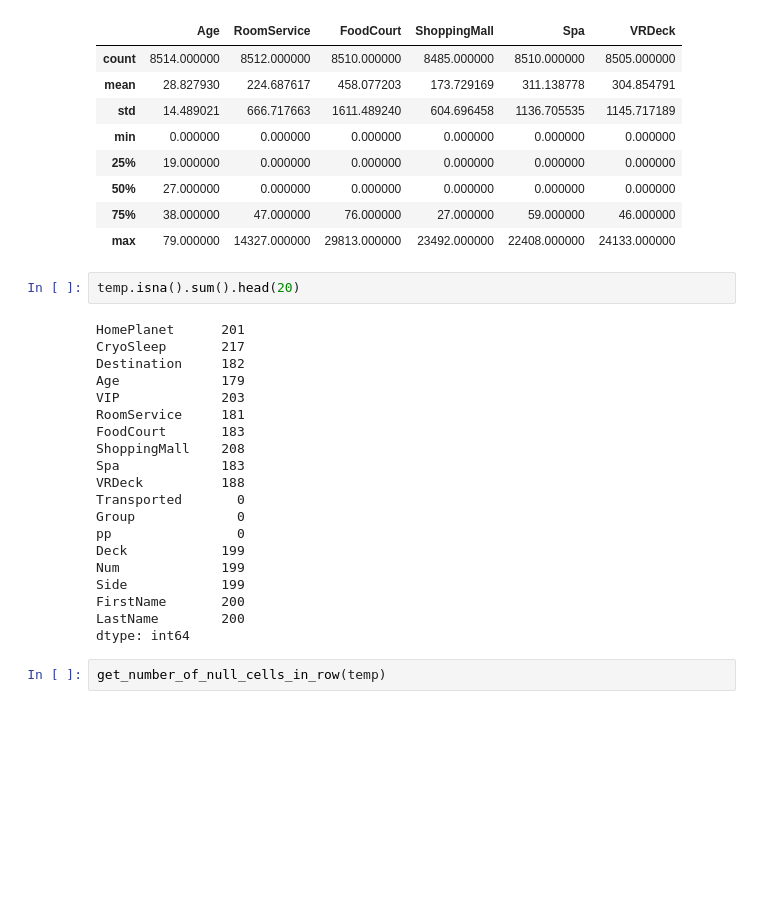
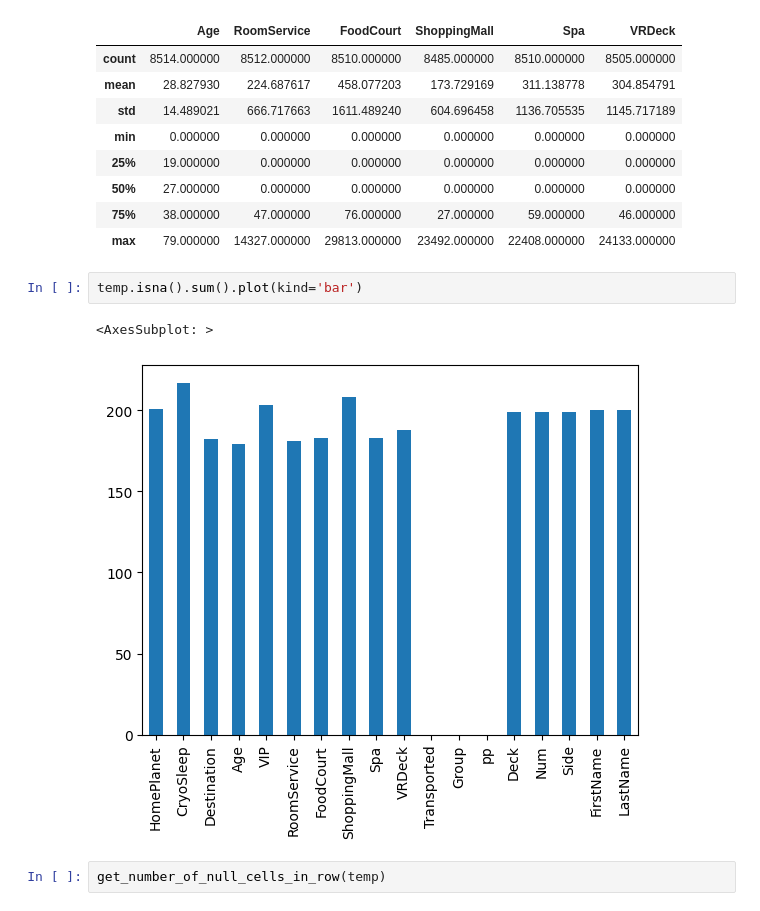
Before and after one commit to Przemek9110/spaceship-titanic, a Jupyter notebook: spaceship_titanic.ipynb, the cells around one changed output. Drawn from its saved outputs; the diff is of its cells as text; blank space fills up the shorter version.

```diff
--- a/spaceship_titanic.ipynb
+++ b/spaceship_titanic.ipynb
@@ -153,27 +138,10 @@ temp.describe()
 | 75% | 38.000000 | 47.000000 | 76.000000 | 27.000000 | 59.000000 | 46.000000 |
 | max | 79.000000 | 14327.000000 | 29813.000000 | 23492.000000 | 22408.000000 | 24133.000000 |
 # %%
-temp.isna().sum().head(20)
+temp.isna().sum().plot(kind='bar')
 # %% [output]
-HomePlanet      201
-CryoSleep       217
-Destination     182
-Age             179
-VIP             203
-RoomService     181
-FoodCourt       183
-ShoppingMall    208
-Spa             183
-VRDeck          188
-Transported       0
-Group             0
-pp                0
-Deck            199
-Num             199
-Side            199
-FirstName       200
-LastName        200
-dtype: int64
+<AxesSubplot: >
+[figure, added]
 # %%
 get_number_of_null_cells_in_row(temp)
 # %% [output]
```
Also changed, not shown: parts of 72 cells of this notebook.
